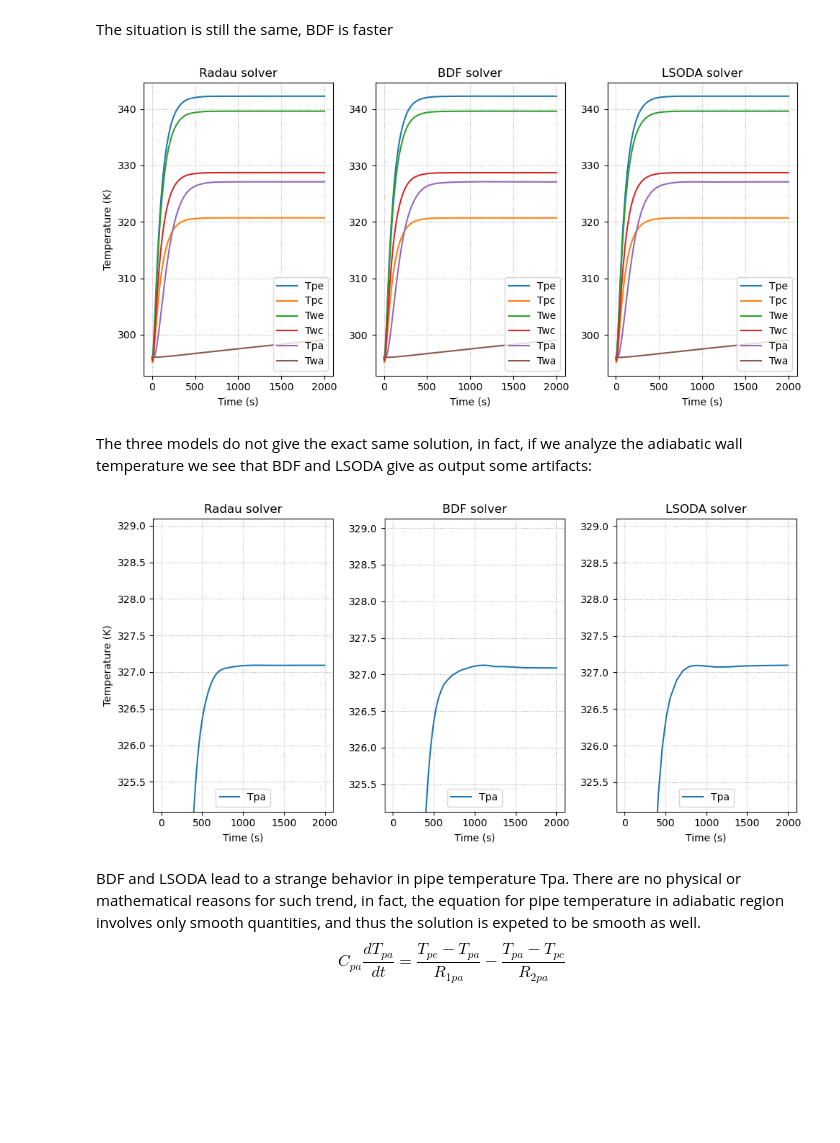
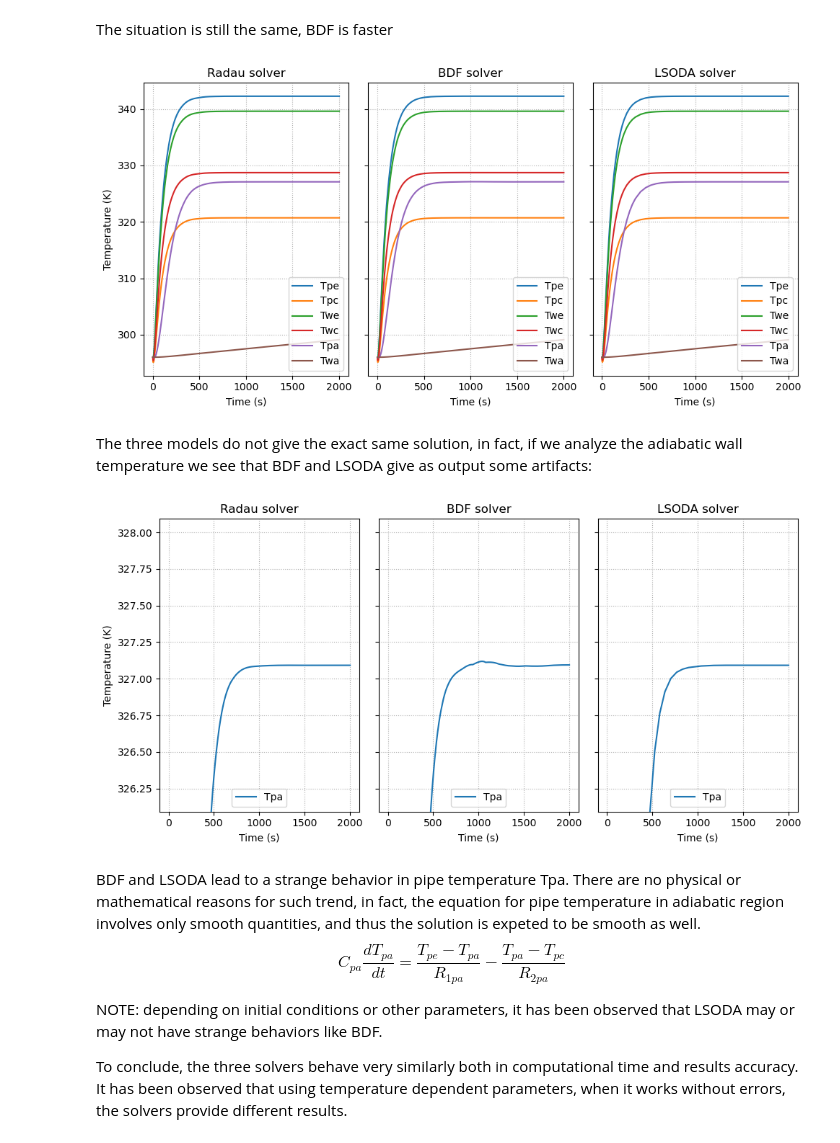
Before and after one commit to riccardoBocce/python_exam, a Jupyter notebook: heat_pipe_modeling.ipynb, the cells around one changed output. Drawn from its saved outputs; the diff is of its cells as text; code cells hidden in the pictures; blank space fills up the shorter version.

```diff
--- a/heat_pipe_modeling.ipynb
+++ b/heat_pipe_modeling.ipynb
@@ -303,6 +398,6 @@ Mlc_0 = rhol_sat(T0)*epsilon*Lcond*np.pi*(dip**2 - diw**2)/4 #liquid mass in adi
 pve0 = float(p_sat(T0))#T0*R*rhov_sat(T0)#0.023360e5 pressure in evaporator
 pvc0 = float(p_sat(T0))#T0*R*rhov_sat(T0)#0.023360e5 pressure in condenser
 #T0*R*rhova
-y0 = [T0,T0,T0,T0,T0,T0,0,pve0,pvc0,T0,T0,Mle_0,Mlc_0]
+y0 = [T0,T0,T0,T0,T0,T0,0,pve0,pvc0,T0,T0,Mle_0,0*Mlc_0]
 
 #float conversion is required otherwise the list is a mix between scalars and arrays
@@ -737,7 +987,7 @@ simulation time LSODA: 0.0466
 # %% [markdown]
 The situation is still the same, BDF is faster
 # %%
-fig, axs = plt.subplots(1,3,figsize = [10,5])
+fig, axs = plt.subplots(1,3,sharey=True,figsize = [10,5])
 
 axs[0].plot(t_rad,y_rad[0],label="Tpe")
 axs[0].plot(t_rad,y_rad[1],label="Tpc")
@@ -780,45 +1030,47 @@ axs[1].legend(loc='lower right')
 axs[2].legend(loc='lower right')
 plt.tight_layout()
 # %% [output]
-[figure, old version]
+[figure, new version]
 # %% [markdown]
 The three models do not give the exact same solution, in fact, if we analyze the adiabatic wall temperature we see that BDF and LSODA give as output some artifacts:
 # %%
-fig, axs = plt.subplots(1,3,figsize = [10,5])
+fig, axs = plt.subplots(1,3,sharey=True,figsize = [10,5])
 
 
 axs[0].plot(t_rad,y_rad[4],label="Tpa")
 
-axs[0].set_ylim([max(y_rad[4]) - 2, max(y_rad[4])+ 2])
+axs[0].set_ylim([max(y_rad[4]) - 1, max(y_rad[4])+ 1])
 axs[0].grid(linestyle=":")
 axs[0].set_title("Radau solver")
 axs[0].set_xlabel("Time (s)")
 axs[0].set_ylabel("Temperature (K)")
 
 axs[1].plot(t_bdf,y_bdf[4],label="Tpa")
 
-axs[1].set_ylim([max(y_bdf[4]) - 2, max(y_bdf[4]) + 2])
 axs[1].grid(linestyle=":")
 axs[1].set_title("BDF solver")
 axs[1].set_xlabel("Time (s)")
 
 
 axs[2].plot(t_lsoda,y_lsoda[4],label="Tpa")
 
-axs[2].set_ylim([max(y_lsoda[4]) - 2, max(y_lsoda[4]) + 2])
 axs[2].grid(linestyle=":")
 axs[2].set_title("LSODA solver")
 axs[2].set_xlabel("Time (s)")
 
 axs[0].legend(loc='lower center')
 axs[1].legend(loc='lower center')
 axs[2].legend(loc='lower center')
 
 plt.tight_layout()
 # %% [output]
-[figure, old version]
+[figure, new version]
 # %% [markdown]
 BDF and LSODA lead to a strange behavior in pipe temperature Tpa. There are no physical or mathematical reasons for such trend, in fact, the equation for pipe temperature in adiabatic region involves only smooth quantities, and thus the solution is expeted to be smooth as well.
 $$
 C_{pa}\frac{dT_{pa}}{dt} = \frac{T_{pe} - T_{pa}}{R_{1pa}} -\frac{T_{pa} - T_{pc}}{R_{2pa}}
 $$
+
+NOTE: depending on initial conditions or other parameters, it has been observed that LSODA may or may not have strange behaviors like BDF.
+
+To conclude, the three solvers behave very similarly both in computational time and results accuracy. It has been observed that using temperature dependent parameters, when it works without errors, the solvers provide different results.
```
Also changed, not shown: parts of 36 cells of this notebook, 1 other file.
